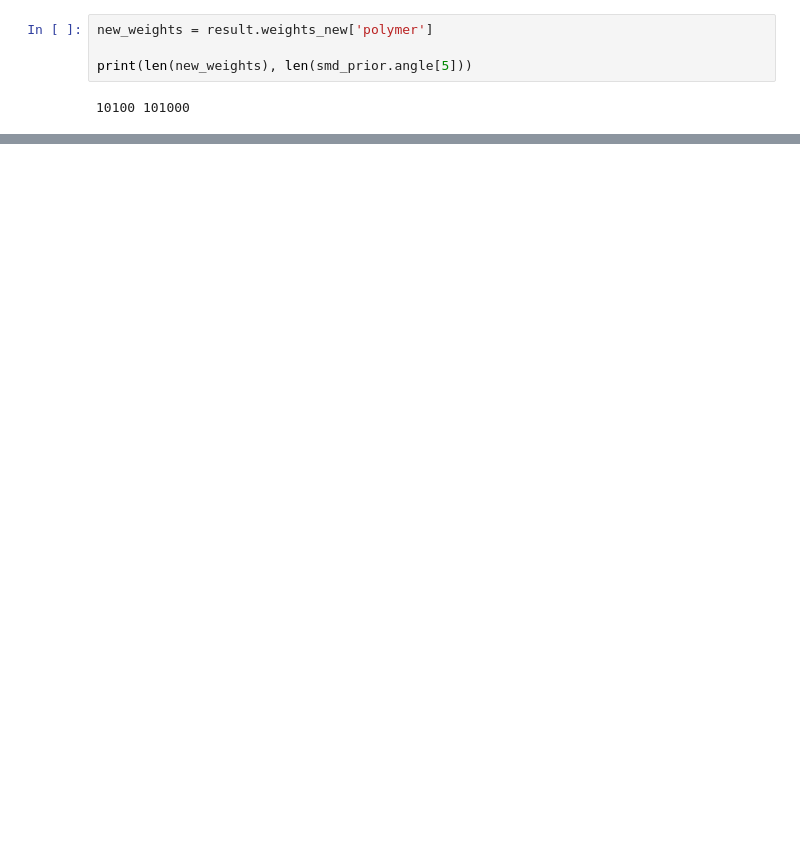
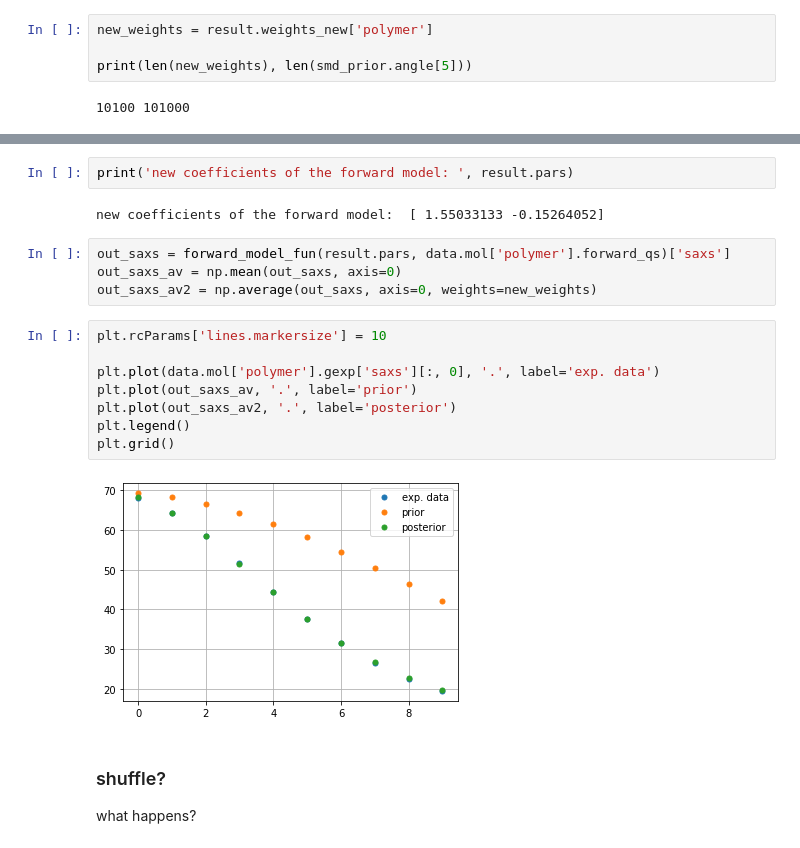
Before and after one commit to DavideDiVora/MD_refinement_on-the-fly, a Jupyter notebook: notebooks/reweighting_only.ipynb, the cells around one changed output, grey strips where cells are left out. Cells and saved outputs as stored; diff of their text form; blank space fills up the shorter version.

```diff
--- a/notebooks/reweighting_only.ipynb
+++ b/notebooks/reweighting_only.ipynb
@@ -157,0 +256,21 @@ plt.legend()
+# %%
+print('new coefficients of the forward model: ', result.pars)
+# %% [output]
+new coefficients of the forward model:  [ 1.55033133 -0.15264052]
+# %%
+out_saxs = forward_model_fun(result.pars, data.mol['polymer'].forward_qs)['saxs']
+out_saxs_av = np.mean(out_saxs, axis=0)
+out_saxs_av2 = np.average(out_saxs, axis=0, weights=new_weights)
+# %%
+plt.rcParams['lines.markersize'] = 10
+
+plt.plot(data.mol['polymer'].gexp['saxs'][:, 0], '.', label='exp. data')
+plt.plot(out_saxs_av, '.', label='prior')
+plt.plot(out_saxs_av2, '.', label='posterior')
+plt.legend()
+plt.grid()
+# %% [output]
+[figure, added]
+# %% [markdown]
+### shuffle?
+what happens?
```
Also changed, not shown: parts of 31 cells of this notebook.
